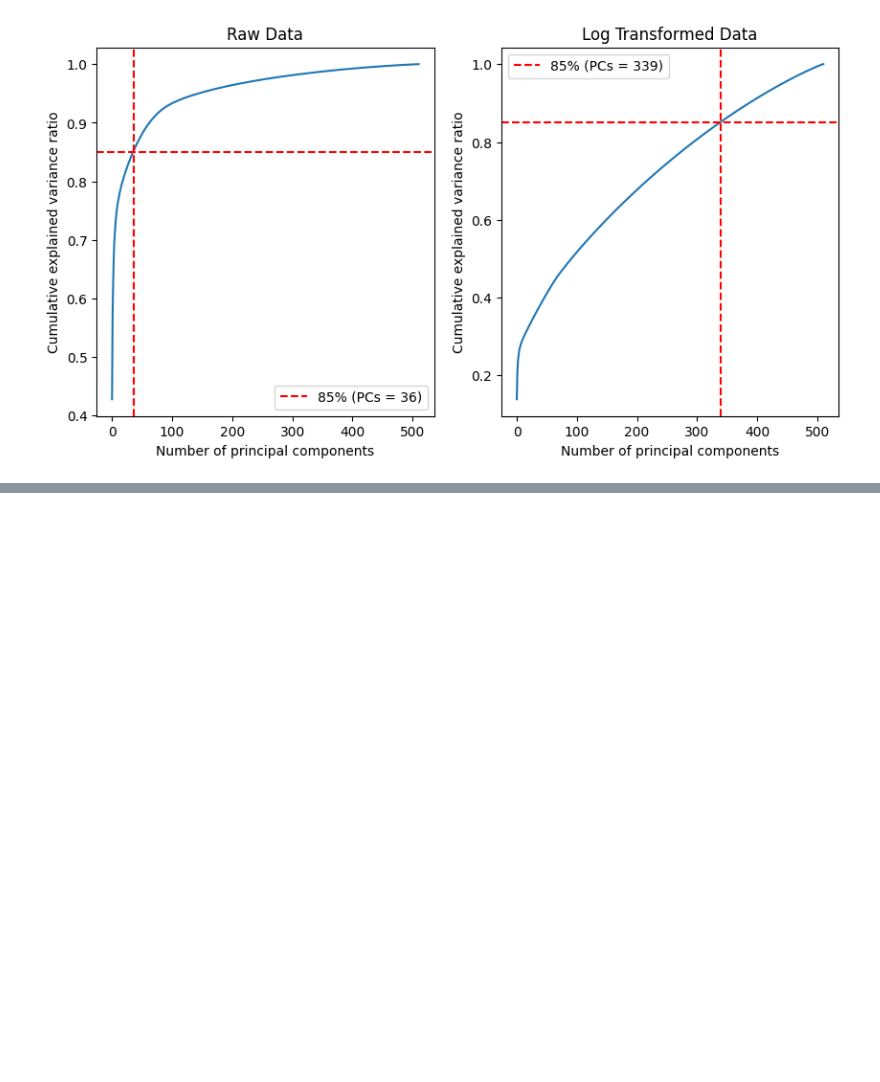
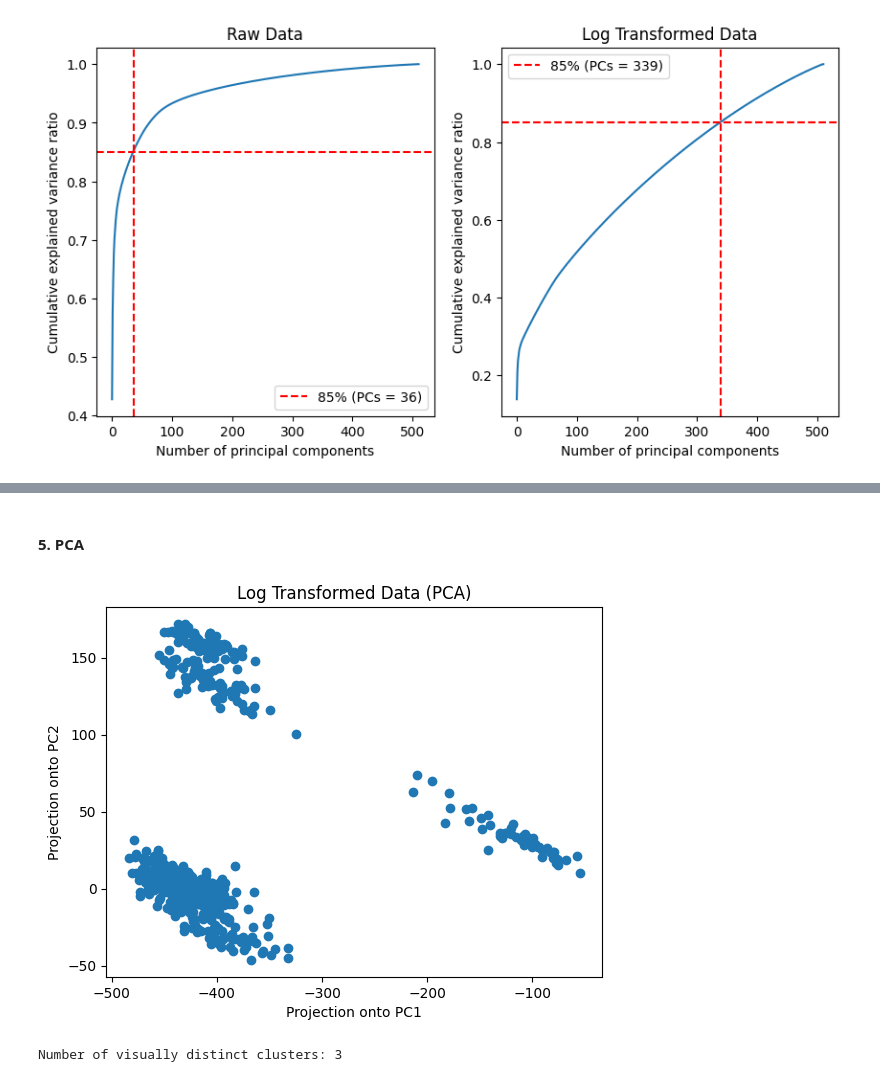
Before and after one commit to eddysanoli-galileo/Data-Analysis-Statistical-Modeling-and-Computation-in-Applications, a Jupyter notebook: Module 2 - Genomics and High Dimensional Data/Project/Problem1.ipynb, the cells around one changed output, grey strips where cells are left out. Cells and saved outputs as stored; diff of their text form; code cells hidden in the pictures; blank space fills up the shorter version.

```diff
--- a/Module 2 - Genomics and High Dimensional Data/Project/Problem1.ipynb
+++ b/Module 2 - Genomics and High Dimensional Data/Project/Problem1.ipynb
@@ -124,0 +141,22 @@ Explained variance ratio of PC1 (log transformed):  0.1388756487082619
+# %% [markdown]
+#### 5. PCA
+# %%
+# Find the top two principal components of the log transformed data
+top_two_pcs = data_log_pca_fit.components_[:2, :]
+
+# Scatter plot of the projections of the data onto
+# the top two principal components
+plt.scatter(
+    np.dot(dataset_log, top_two_pcs[0, :]),
+    np.dot(dataset_log, top_two_pcs[1, :]),
+)
+plt.xlabel("Projection onto PC1")
+plt.ylabel("Projection onto PC2")
+plt.title("Log Transformed Data (PCA)")
+plt.show()
+
+# Number of visually distinct clusters?
+print("Number of visually distinct clusters: 3")
+# %% [output]
+[figure, added]
+Number of visually distinct clusters: 3
```
Also changed, not shown: parts of 7 cells of this notebook, 1 other file.
